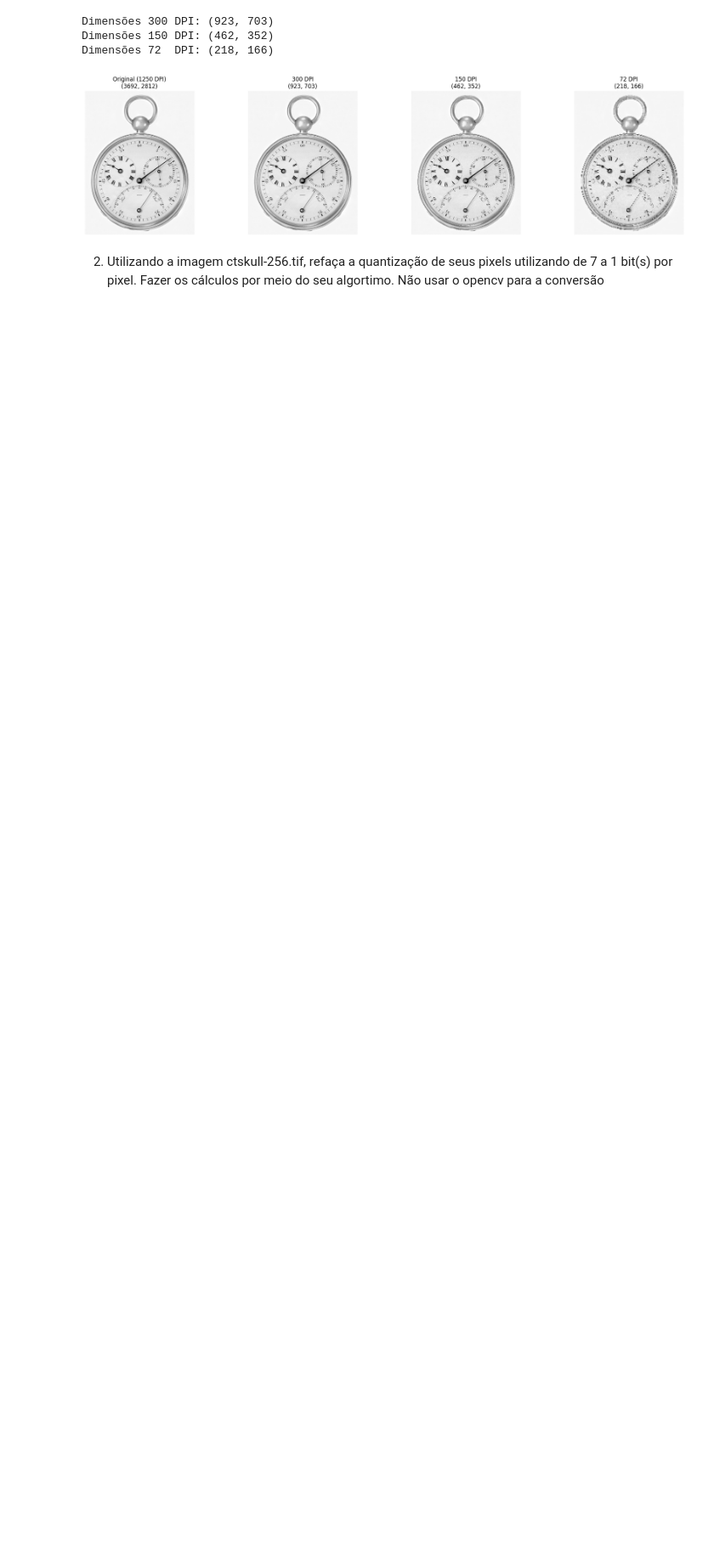
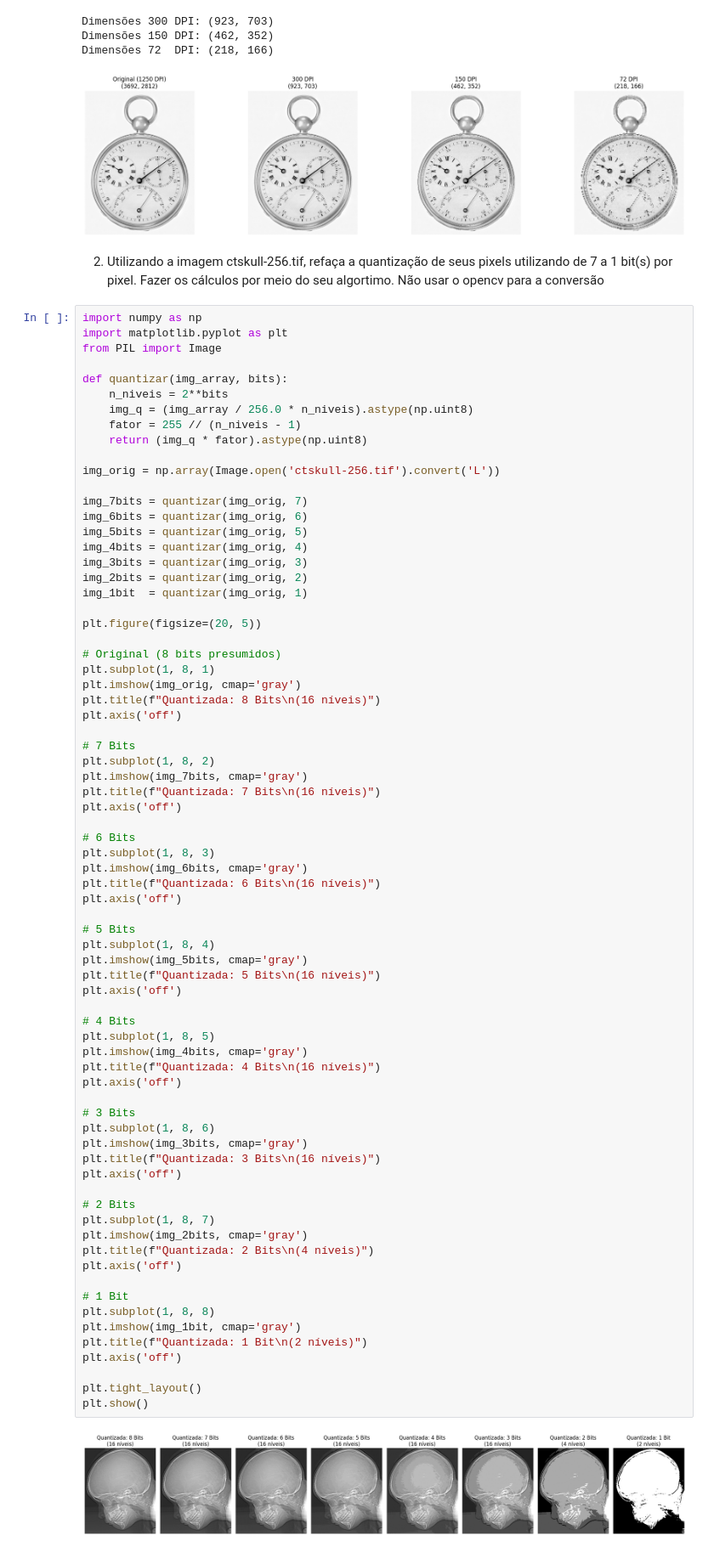
Before and after one commit to leodjss/gbc216-labs-2026-01, a Jupyter notebook: Lab01 - Sampling and Quantization/lab01.ipynb, the cells around one changed output. Shown at 85% size. Cells and saved outputs as stored; diff of their text form; blank space fills up the shorter version.

```diff
--- a/Lab01 - Sampling and Quantization/lab01.ipynb
+++ b/Lab01 - Sampling and Quantization/lab01.ipynb
@@ -90,3 +90,78 @@ Dimensões 72  DPI: (218, 166)
 [figure]
 # %% [markdown]
 2)	Utilizando a imagem ctskull-256.tif, refaça a quantização de seus pixels utilizando de 7 a 1 bit(s) por pixel.  Fazer os cálculos por meio do seu algortimo. Não usar o opencv para a conversão
+# %%
+import numpy as np
+import matplotlib.pyplot as plt
+from PIL import Image
+
+def quantizar(img_array, bits):
+    n_niveis = 2**bits
+    img_q = (img_array / 256.0 * n_niveis).astype(np.uint8)
+    fator = 255 // (n_niveis - 1)
+    return (img_q * fator).astype(np.uint8)
+
+img_orig = np.array(Image.open('ctskull-256.tif').convert('L'))
+
+img_7bits = quantizar(img_orig, 7)
+img_6bits = quantizar(img_orig, 6)
+img_5bits = quantizar(img_orig, 5)
+img_4bits = quantizar(img_orig, 4)
+img_3bits = quantizar(img_orig, 3)
+img_2bits = quantizar(img_orig, 2)
+img_1bit  = quantizar(img_orig, 1)
+
+plt.figure(figsize=(20, 5))
+
+# Original (8 bits presumidos)
+plt.subplot(1, 8, 1)
+plt.imshow(img_orig, cmap='gray')
+plt.title(f"Quantizada: 8 Bits\n(16 níveis)")
+plt.axis('off')
+
+# 7 Bits
+plt.subplot(1, 8, 2)
+plt.imshow(img_7bits, cmap='gray')
+plt.title(f"Quantizada: 7 Bits\n(16 níveis)")
+plt.axis('off')
+
+# 6 Bits
+plt.subplot(1, 8, 3)
+plt.imshow(img_6bits, cmap='gray')
+plt.title(f"Quantizada: 6 Bits\n(16 níveis)")
+plt.axis('off')
+
+# 5 Bits
+plt.subplot(1, 8, 4)
+plt.imshow(img_5bits, cmap='gray')
+plt.title(f"Quantizada: 5 Bits\n(16 níveis)")
+plt.axis('off')
+
+# 4 Bits
+plt.subplot(1, 8, 5)
+plt.imshow(img_4bits, cmap='gray')
+plt.title(f"Quantizada: 4 Bits\n(16 níveis)")
+plt.axis('off')
+
+# 3 Bits
+plt.subplot(1, 8, 6)
+plt.imshow(img_3bits, cmap='gray')
+plt.title(f"Quantizada: 3 Bits\n(16 níveis)")
+plt.axis('off')
+
+# 2 Bits
+plt.subplot(1, 8, 7)
+plt.imshow(img_2bits, cmap='gray')
+plt.title(f"Quantizada: 2 Bits\n(4 níveis)")
+plt.axis('off')
+
+# 1 Bit
+plt.subplot(1, 8, 8)
+plt.imshow(img_1bit, cmap='gray')
+plt.title(f"Quantizada: 1 Bit\n(2 níveis)")
+plt.axis('off')
+
+plt.tight_layout()
+plt.show()
+# %% [output]
+[figure, added]
```
Also changed, not shown: parts of 1 cell of this notebook.
